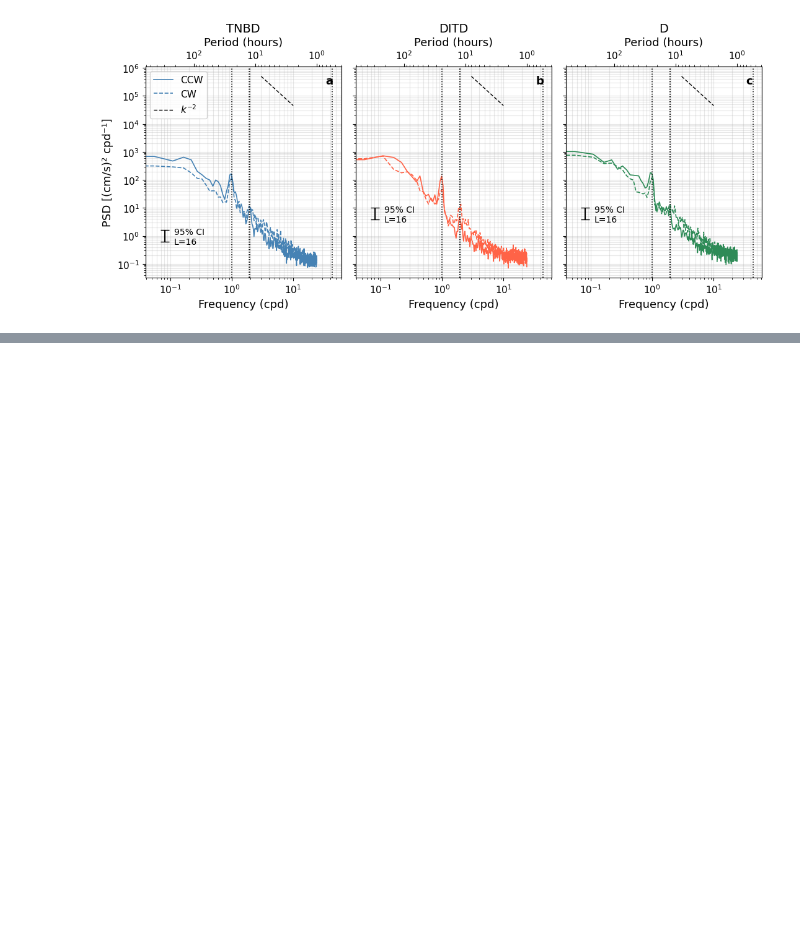
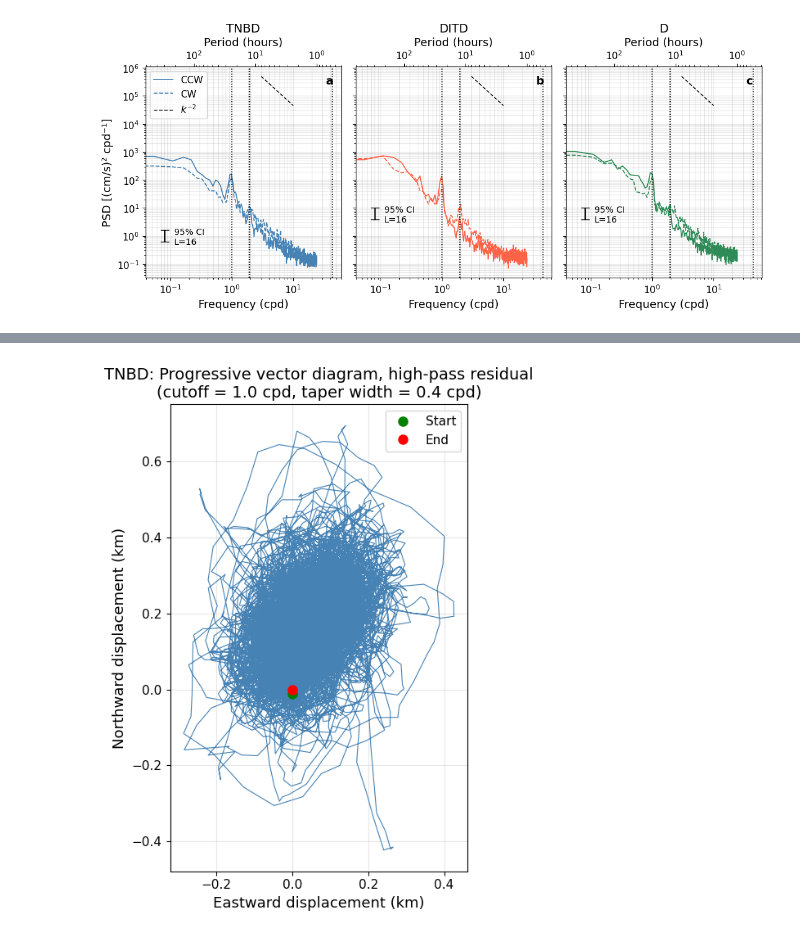
Before and after one commit to MackenzieBlanusa/TNB_tools, a Jupyter notebook: MastersThesis/rotaryspectra_ctd - Copy.ipynb, the cells around one changed output, grey strips where cells are left out. Drawn from its saved outputs; the diff is of its cells as text; code cells hidden in the pictures; blank space fills up the shorter version.

```diff
--- a/MastersThesis/rotaryspectra_ctd - Copy.ipynb
+++ b/MastersThesis/rotaryspectra_ctd - Copy.ipynb
@@ -1354,0 +1727,15 @@ plt.show()
+# %%
+fs = moorings['TNBD']['fs']
+u = moorings['TNBD']['ds']['u']
+v = moorings['TNBD']['ds']['v']
+
+freq_hann, Suu_hann, Svv_hann, Cuv_hann = auto_cross_spectra(
+    u, v, fs=fs, nperseg=NPERSEG, noverlap=0
+)
+# then rerun with boxcar -- you'll need to expose window as a kwarg in
+# auto_cross_spectra if it isn't already, or call welch/csd directly:
+from scipy.signal import welch, csd
+freq_bc, Suu_bc = welch(u, fs=fs, nperseg=NPERSEG, noverlap=0,
+                          detrend='constant', window='boxcar')
+_, Svv_bc = welch(v, fs=fs, nperseg=NPERSEG, noverlap=0,
+                    detrend='constant', window='boxcar')
@@ -1354,0 +1778,77 @@ plt.show()
+# %%
+import numpy as np
+import matplotlib.pyplot as plt
+
+def cosine_highpass_filter(x, fs, f_cutoff, f_taper_width):
+    """
+    Frequency-domain high-pass filter with a raised-cosine transition
+    band, applied via FFT. See docstring detail: frequencies below
+    (f_cutoff - f_taper_width/2) are fully removed, frequencies above
+    (f_cutoff + f_taper_width/2) are fully retained, with a smooth
+    half-cosine taper in between (avoids ringing from a hard cutoff).
+    """
+    x = np.asarray(x)
+    n = len(x)
+
+    X = np.fft.rfft(x)
+    freqs = np.fft.rfftfreq(n, d=1/fs)
+
+    f_lo = f_cutoff - f_taper_width / 2
+    f_hi = f_cutoff + f_taper_width / 2
+
+    H = np.zeros_like(freqs)
+    H[freqs >= f_hi] = 1.0
+    taper_mask = (freqs > f_lo) & (freqs < f_hi)
+    H[taper_mask] = 0.5 * (1 - np.cos(np.pi * (freqs[taper_mask] - f_lo) / (f_hi - f_lo)))
+
+    X_filtered = X * H
+    x_filtered = np.fft.irfft(X_filtered, n=n)
+    return x_filtered
+
+
+# --- load TNBD velocity ---
+u = DITD_vel_top.u.values
+v = DITD_vel_top.v.values
+time = DITD_vel_top.time.values
+
+fs = 48.0  # cpd, 30-min sampling
+
+# Cutoff centered near the diurnal band, tapering from ~0.8 to ~1.2 cpd
+# so sub-diurnal / mean-flow variability is removed while the diurnal,
+# inertial (f_iner), and semidiurnal (M2) bands are retained.
+F_CUTOFF = 1.0
+F_TAPER_WIDTH = 0.4
+
+u_hp = cosine_highpass_filter(u, fs, F_CUTOFF, F_TAPER_WIDTH)
+v_hp = cosine_highpass_filter(v, fs, F_CUTOFF, F_TAPER_WIDTH)
+
+# --- progressive vector diagram ---
+# PVD: cumulative displacement if the water parcel moved at the
+# instantaneous (filtered) velocity throughout the record. dt in
+# seconds since u, v are in m/s.
+dt_seconds = 1800  # 30 min
+
+x_disp = np.cumsum(u_hp) * dt_seconds  # meters
+y_disp = np.cumsum(v_hp) * dt_seconds
+
+# convert to km for readability
+x_disp_km = x_disp / 1000
+y_disp_km = y_disp / 1000
+
+fig, ax = plt.subplots(figsize=(7, 7))
+ax.plot(x_disp_km, y_disp_km, color='steelblue', linewidth=0.8)
+ax.plot(x_disp_km[0], y_disp_km[0], 'go', markersize=8, label='Start', zorder=5)
+ax.plot(x_disp_km[-1], y_disp_km[-1], 'ro', markersize=8, label='End', zorder=5)
+
+ax.set_xlabel('Eastward displacement (km)')
+ax.set_ylabel('Northward displacement (km)')
+ax.set_title(f'TNBD: Progressive vector diagram, high-pass residual\n'
+             f'(cutoff = {F_CUTOFF} cpd, taper width = {F_TAPER_WIDTH} cpd)')
+ax.set_aspect('equal')
+ax.grid(True, alpha=0.3)
+ax.legend()
+
+plt.tight_layout()
+plt.show()
+# %% [output]
+[figure, added]
```
Also changed, not shown: parts of 34 cells of this notebook, 1 other file.
